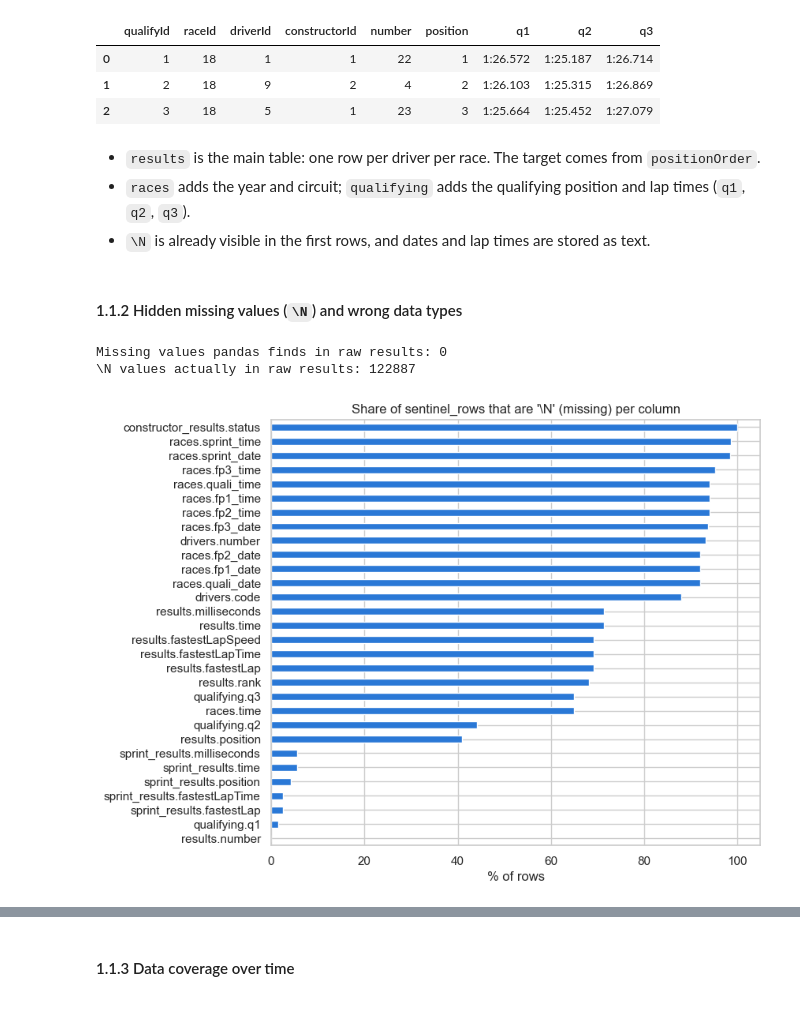
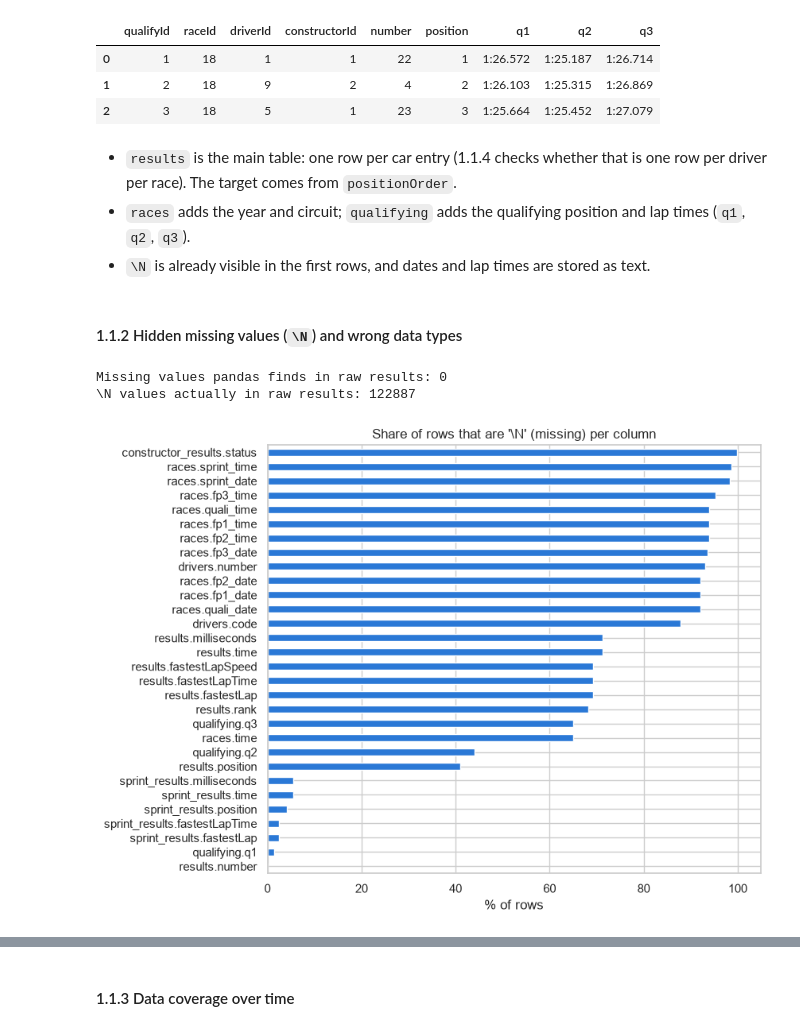
Before and after one commit to Seif2005/ACL2-Project, a Jupyter notebook: Main.ipynb, the cells around one changed output, grey strips where cells are left out. Cells and saved outputs as stored; diff of their text form; code cells hidden in the pictures.

```diff
--- a/Main.ipynb
+++ b/Main.ipynb
@@ -101,7 +98,8 @@ qualifying
 | 1 | 2 | 18 | 9 | 2 | 4 | 2 | 1:26.103 | 1:25.315 | 1:26.869 |
 | 2 | 3 | 18 | 5 | 1 | 23 | 3 | 1:25.664 | 1:25.452 | 1:27.079 |
 # %% [markdown]
-- `results` is the main table: one row per driver per race. The target comes from `positionOrder`.
+- `results` is the main table: one row per car entry (1.1.4 checks whether that is one row per driver per race). The target comes from
+  `positionOrder`.
 - `races` adds the year and circuit; `qualifying` adds the qualifying position and lap times (`q1`, `q2`, `q3`).
 - `\N` is already visible in the first rows, and dates and lap times are stored as text.
 # %% [markdown]
@@ -109,24 +107,24 @@ qualifying
 # %%
 sentinel_rows = []
 for name, df in raw.items():
     for col in df.columns:
         count = (df[col].astype(str) == MISSING).sum()
         if count > 0:
             sentinel_rows.append({"column": name + "." + col, "count": count, "percent": 100 * count / len(df)})
 missing = pd.DataFrame(sentinel_rows).sort_values("percent")
 
 print("Missing values pandas finds in raw results:", raw["results"].isna().sum().sum())
 print(r"\N values actually in raw results:", missing.loc[missing["column"].str.startswith("results."), "count"].sum())
 
 missing.plot.barh(x="column", y="percent", figsize=(8, 7), legend=False)
-plt.title(r"Share of sentinel_rows that are '\N' (missing) per column")
+plt.title(r"Share of rows that are '\N' (missing) per column")
 plt.xlabel("% of rows")
 plt.ylabel("")
 plt.show()
 # %% [output]
 Missing values pandas finds in raw results: 0
 \N values actually in raw results: 122887
-[figure, old version]
+[figure, new version]
 # %%
 # One '\N' is enough to turn a whole numeric column into text
 pd.DataFrame({"raw dtype": raw["results"].dtypes, r"dtype with \N as missing": data["results"].dtypes})
```
Also changed, not shown: parts of 64 cells of this notebook.
